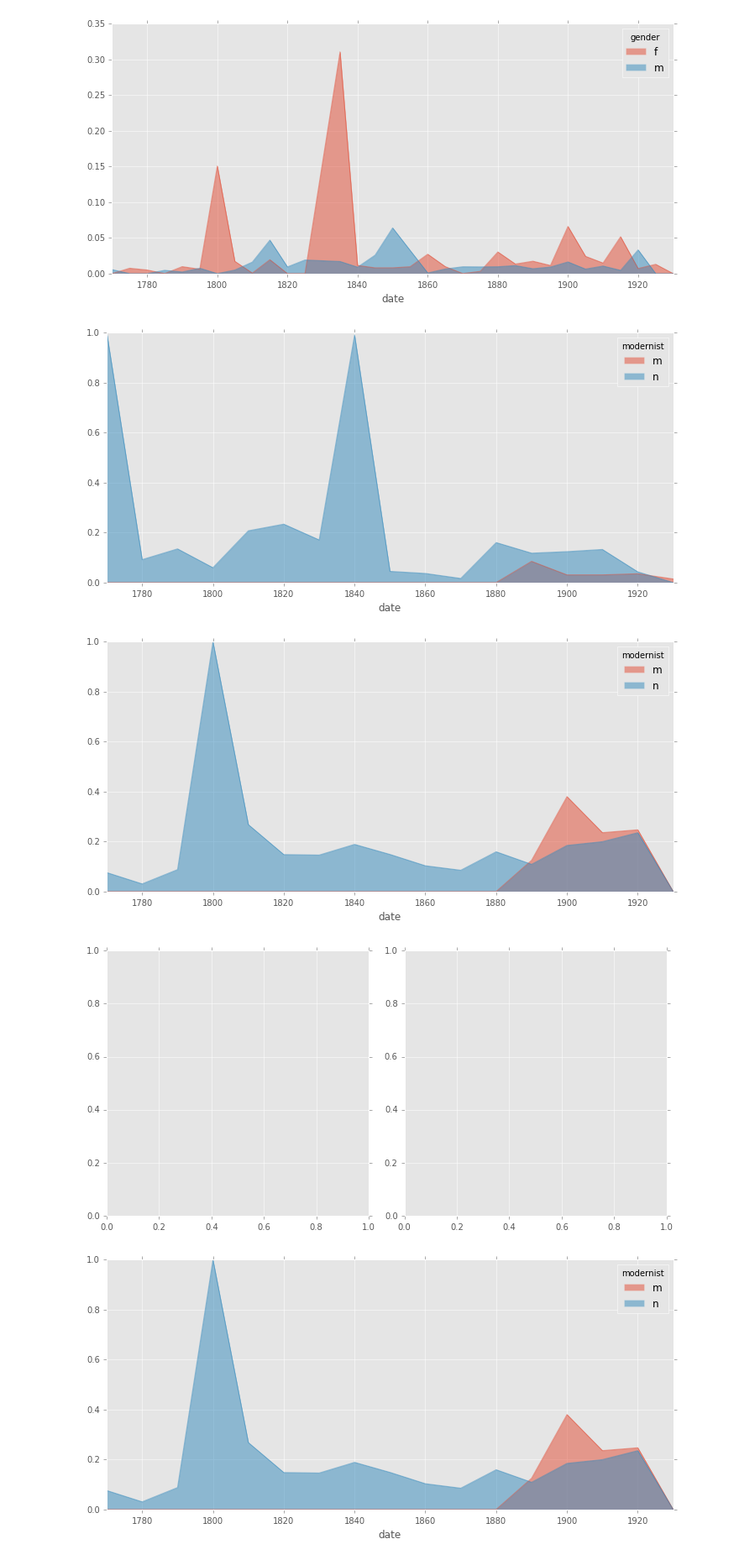
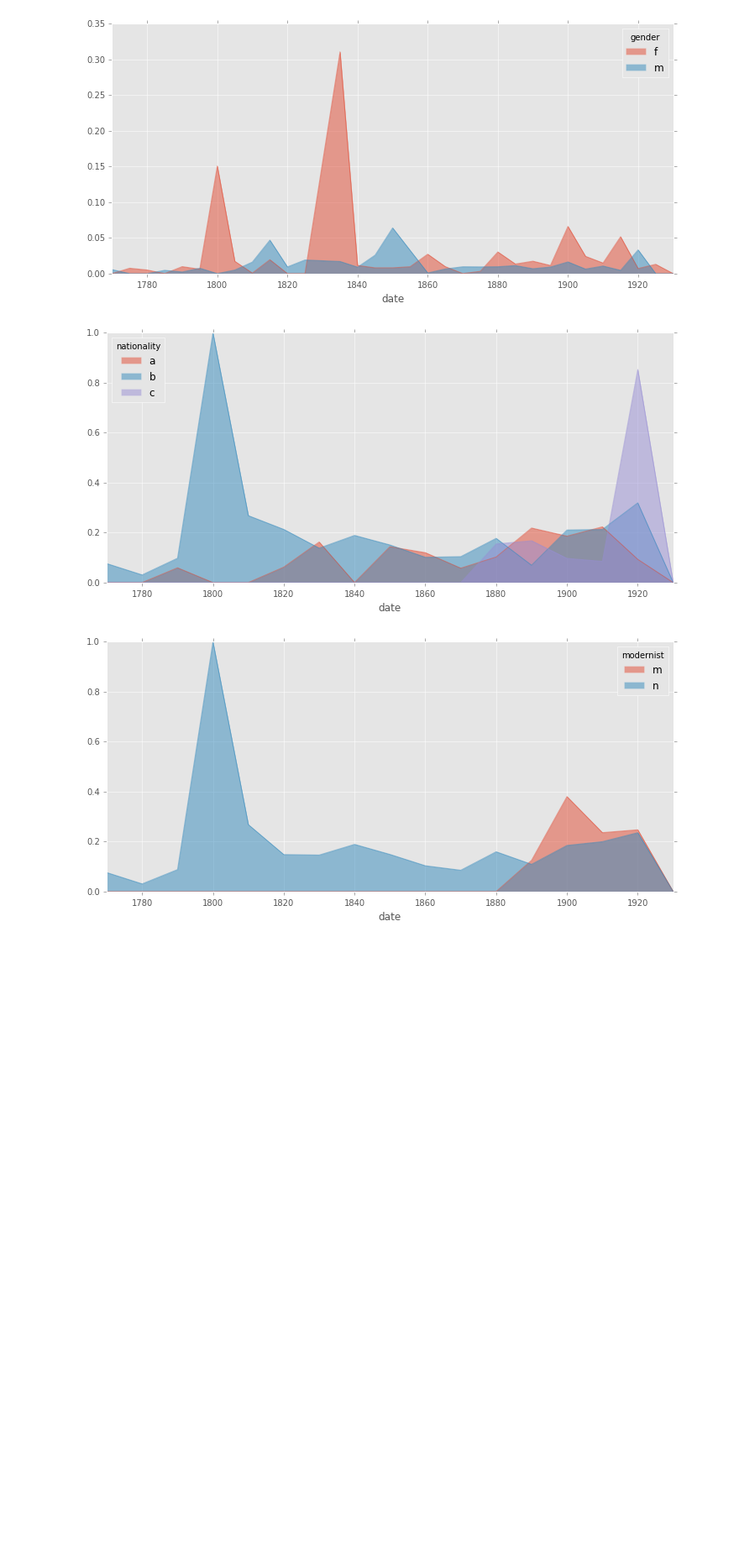
Before and after one commit to JonathanReeve/allusion-detection, a Jupyter notebook: results/analyze-all-results.ipynb, the cells around one changed output. Shown at 84% size. Cells and saved outputs as stored; diff of their text form; code cells hidden in the pictures; blank space fills up the shorter version.

```diff
--- a/results/analyze-all-results.ipynb
+++ b/results/analyze-all-results.ipynb
@@ -152,12 +200,9 @@ def plotDemographics(df, column, demographic, smoothing, save=False, filename=Fa
         filename = 'charts/' + filename + '.png'
         fig.savefig(filename)
 # %%
-mb = plotDemographics(dfb, 'biblical', 'modernist', 10)
-mc = plotDemographics(dfb, 'clas-ratio', 'modernist', 10)
+mb = plotDemographics(dfb, 'clas-ratio', 'nationality', 10)
 # %% [output]
-[figure, old version]
+[figure, new version]
-[figure, removed]
-[figure, removed]
 # %%
 plotDemographics(dfb, 'clas-ratio', 'modernist', 10, save=True, filename='classical-modernist-dfb-10')
 # %% [output]
```
Also changed, not shown: parts of 11 cells of this notebook, 3 other files.
